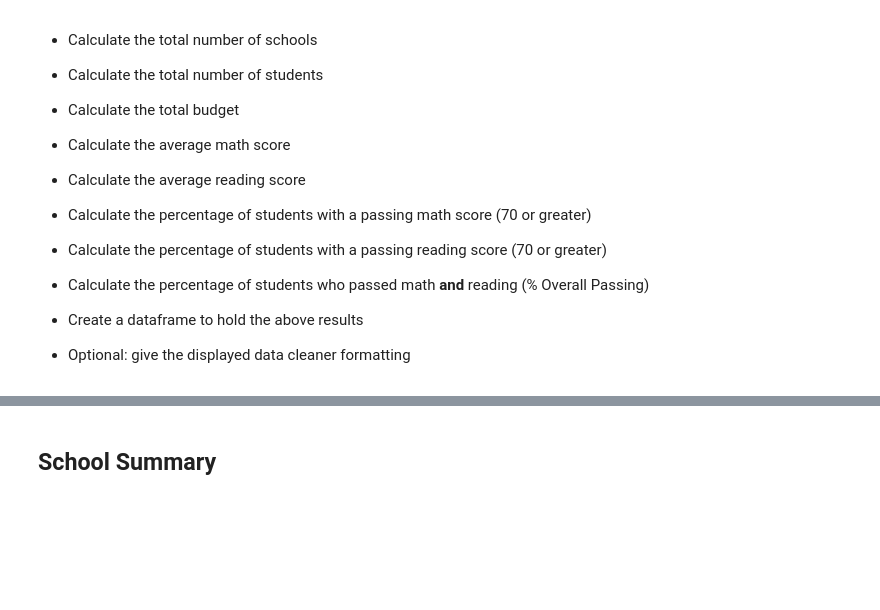
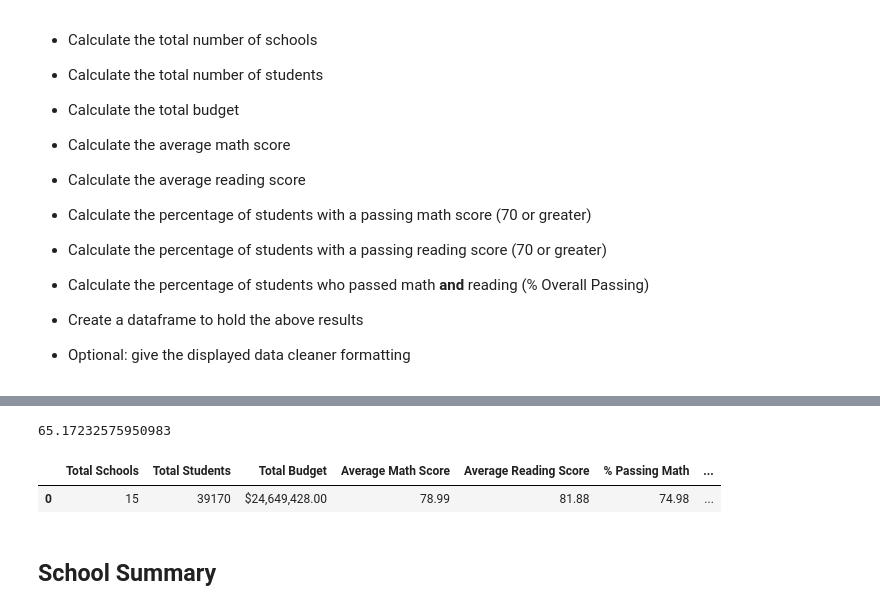
Before and after one commit to CameronFarquhar/Pandas_Analysis_2, a Jupyter notebook: PyCitySchools_starter.ipynb, the cells around one changed output, grey strips where cells are left out. Drawn from its saved outputs; the diff is of its cells as text; code cells hidden in the pictures; blank space fills up the shorter version.

Commit message:
first aggregate dataframe completed

```diff
--- a/PyCitySchools_starter.ipynb
+++ b/PyCitySchools_starter.ipynb
@@ -60,3 +45,48 @@ avg_reading = school_data_complete.reading_score.mean()
+# %%
+# total number of schools
+total_schools = school_data_complete.school_name.nunique()
+total_students = school_data_complete['Student ID'].nunique()
+
+# total budget
+total_budget = school_data['budget'].sum()
+budget_formatted = '${:,.2f}'.format(total_budget)
+
+# average math and reading scores
+avg_math = school_data_complete.math_score.mean()
+avg_reading = school_data_complete.reading_score.mean()
+
+# percent passing math
+passing_math = school_data_complete.loc[school_data_complete['math_score'] >69]
+passing_math_perc = (len(passing_math)/len(school_data_complete)) * 100
+
+# percent passing reading
+passing_reading = school_data_complete.loc[school_data_complete['reading_score'] >69]
+passing_reading_perc = len(passing_reading)/len(school_data_complete) * 100
+# round(passing_reading_perc, 2)
+
+# percent overall passing
+passing_overall = school_data_complete.loc[(school_data_complete['reading_score'] >69) & (school_data_complete['math_score'] >69)]
+passing_overall_percent = len(passing_overall)/len(school_data_complete) * 100
+passing_overall_percent
+# %% [output]
+65.17232575950983
+# %%
+# create a dictionary then dataframe using the aggregate variables created above
+agg_dict = {
+    "Total Schools": total_schools,
+    "Total Students": total_students,
+    "Total Budget": budget_formatted,
+    "Average Math Score": round(avg_math, 2),
+    "Average Reading Score": round(avg_reading, 2),
+    "% Passing Math": round(passing_math_perc, 2),
+    "% Passing Reading": round(passing_reading_perc, 2),
+    "% Overall Passing": round(passing_overall_percent, 2)
+}
+agg_df = pd.DataFrame(agg_dict, index =[0])
+agg_df
+# %% [output]
+|  | Total Schools | Total Students | Total Budget | Average Math Score | Average Reading Score | % Passing Math | ... |
+| 0 | 15 | 39170 | $24,649,428.00 | 78.99 | 81.88 | 74.98 | ... |
 # %% [markdown]
 ## School Summary
 # %% [markdown]
```
Also changed, not shown: parts of 2 cells of this notebook.
